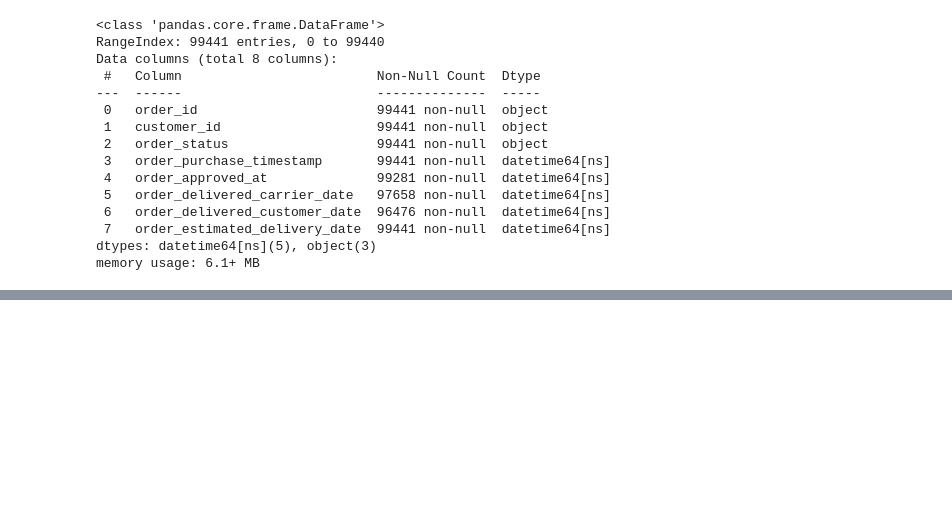
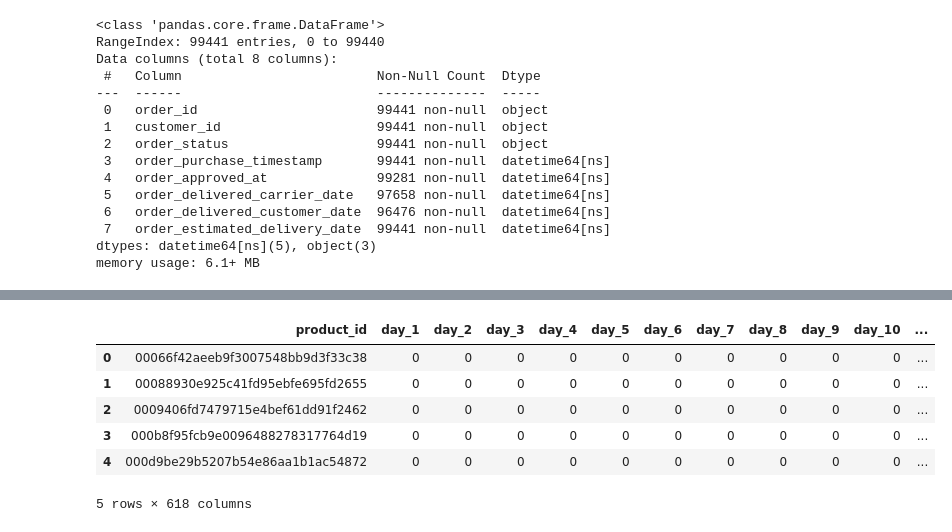
Before and after one commit to daominhthuan42/kaggle-portfolio, a Jupyter notebook: 29-brazil-olist-e-commerce/brazillian_e_commerce_analysis.ipynb, the cells around one changed output, grey strips where cells are left out. Cells and saved outputs as stored; diff of their text form; code cells hidden in the pictures; blank space fills up the shorter version.

```diff
--- a/29-brazil-olist-e-commerce/brazillian_e_commerce_analysis.ipynb
+++ b/29-brazil-olist-e-commerce/brazillian_e_commerce_analysis.ipynb
@@ -182,0 +1271,45 @@ df_order_items_.head()
+# %%
+# Rank each purchase date sequentially to create a "day" index
+data_sales_his["day"] = data_sales_his["order_purchase_date"].rank(method="dense", ascending=True).astype(int)
+
+# Pivot the DataFrame to have one row per product and one column per day
+# Values are number of products sold on that day
+data_sales_his = (
+    data_sales_his
+    .pivot(index="product_id", columns="day", values="product_sold")
+    .fillna(0)  # fill missing sales with 0
+    .astype(int)
+    .reset_index()
+)
+
+# Rename day columns to "day_1", "day_2", ...
+data_sales_his.columns = [data_sales_his.columns[0]] + ["day_" + str(col) for col in data_sales_his.columns[1:]]
+
+# Store the day columns for later calculations
+sales_col = data_sales_his.columns[1:]
+
+# Merge product-level sales summary (e.g., sales volume and value)
+data_sales_his = data_sales_his.merge(data_products_seg, how="left", on="product_id")
+
+# Calculate the mean daily sales for each product
+data_sales_his["mean"] = data_sales_his[sales_col].mean(axis=1)
+
+# Keep only products with at least some sales
+data_sales_his = data_sales_his.query("mean > 0")
+
+# Calculate the standard deviation of daily sales for each product
+data_sales_his["std"] = data_sales_his[sales_col].std(axis=1)
+
+# Calculate the coefficient of variation (std / mean) for each product
+# This measures sales variability relative to mean sales
+data_sales_his["coef"] = data_sales_his["std"] / data_sales_his["mean"]
+
+display(data_sales_his.head())
+# %% [output]
+|  | product_id | day_1 | day_2 | day_3 | day_4 | day_5 | day_6 | day_7 | day_8 | day_9 | day_10 | ... |
+| 0 | 00066f42aeeb9f3007548bb9d3f33c38 | 0 | 0 | 0 | 0 | 0 | 0 | 0 | 0 | 0 | 0 | ... |
+| 1 | 00088930e925c41fd95ebfe695fd2655 | 0 | 0 | 0 | 0 | 0 | 0 | 0 | 0 | 0 | 0 | ... |
+| 2 | 0009406fd7479715e4bef61dd91f2462 | 0 | 0 | 0 | 0 | 0 | 0 | 0 | 0 | 0 | 0 | ... |
+| 3 | 000b8f95fcb9e0096488278317764d19 | 0 | 0 | 0 | 0 | 0 | 0 | 0 | 0 | 0 | 0 | ... |
+| 4 | 000d9be29b5207b54e86aa1b1ac54872 | 0 | 0 | 0 | 0 | 0 | 0 | 0 | 0 | 0 | 0 | ... |
+5 rows × 618 columns
```
Also changed, not shown: parts of 95 cells of this notebook, 2 other files.
